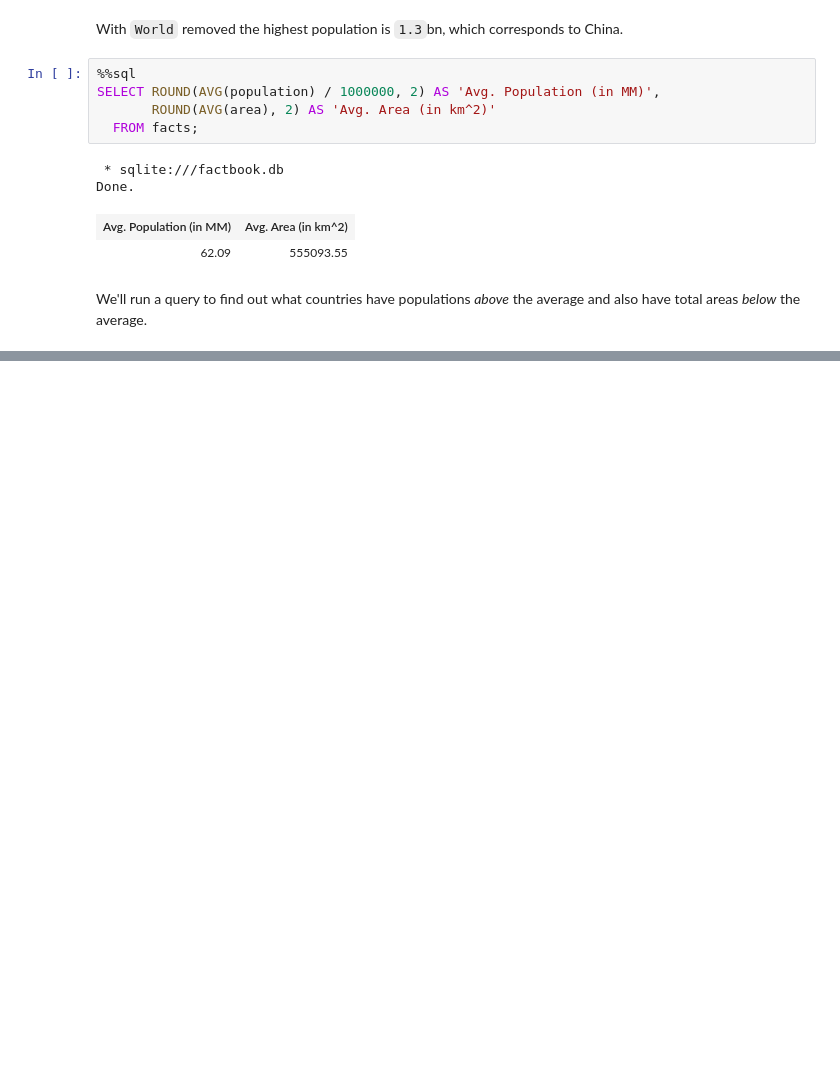
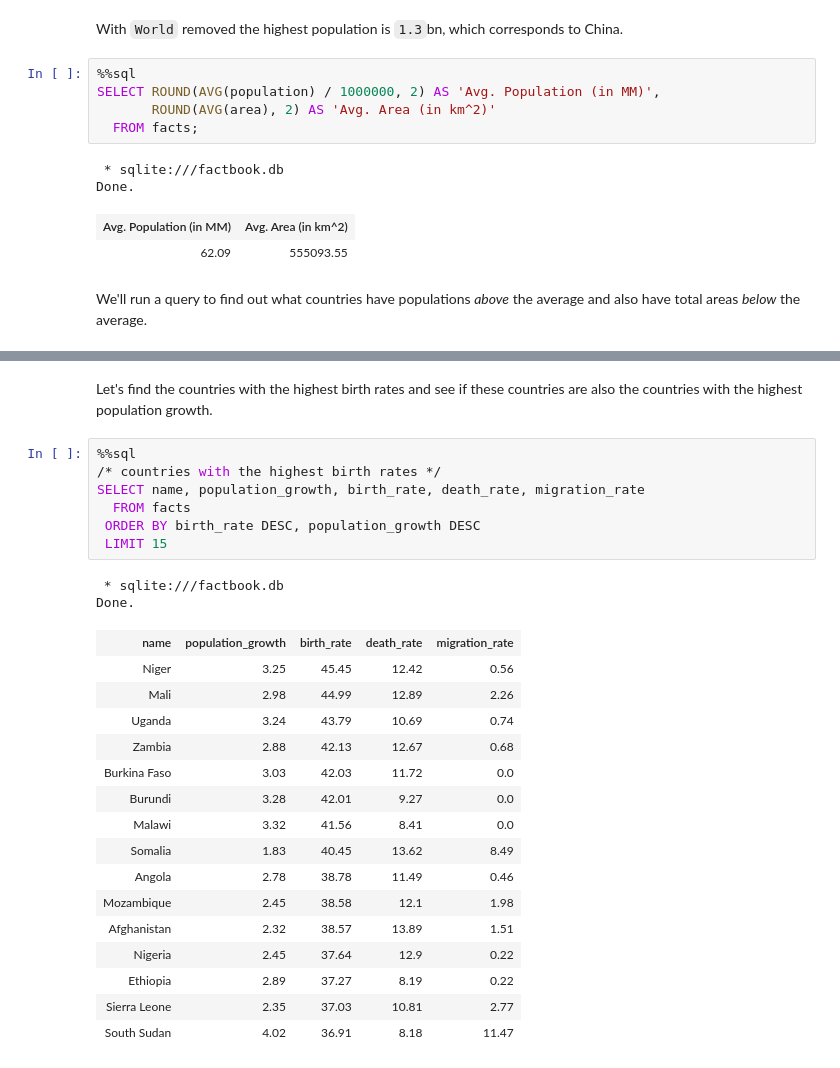
Before and after one commit to Mats44/data_science_projects, a Jupyter notebook: cia_factbook_analysis/cia_factbook_analysis.ipynb, the cells around one changed output, grey strips where cells are left out. Cells and saved outputs as stored; diff of their text form; blank space fills up the shorter version.

```diff
--- a/cia_factbook_analysis/cia_factbook_analysis.ipynb
+++ b/cia_factbook_analysis/cia_factbook_analysis.ipynb
@@ -159,0 +235,28 @@ Due to large populations and small land areas these countries are very populatio
+# %% [markdown]
+Let's find the countries with the highest birth rates and see if these countries are also the countries with the highest population growth.
+# %%
+%%sql
+/* countries with the highest birth rates */
+SELECT name, population_growth, birth_rate, death_rate, migration_rate
+  FROM facts
+ ORDER BY birth_rate DESC, population_growth DESC
+ LIMIT 15
+# %% [output]
+ * sqlite:///factbook.db
+Done.
+| name | population_growth | birth_rate | death_rate | migration_rate |
+| Niger | 3.25 | 45.45 | 12.42 | 0.56 |
+| Mali | 2.98 | 44.99 | 12.89 | 2.26 |
+| Uganda | 3.24 | 43.79 | 10.69 | 0.74 |
+| Zambia | 2.88 | 42.13 | 12.67 | 0.68 |
+| Burkina Faso | 3.03 | 42.03 | 11.72 | 0.0 |
+| Burundi | 3.28 | 42.01 | 9.27 | 0.0 |
+| Malawi | 3.32 | 41.56 | 8.41 | 0.0 |
+| Somalia | 1.83 | 40.45 | 13.62 | 8.49 |
+| Angola | 2.78 | 38.78 | 11.49 | 0.46 |
+| Mozambique | 2.45 | 38.58 | 12.1 | 1.98 |
+| Afghanistan | 2.32 | 38.57 | 13.89 | 1.51 |
+| Nigeria | 2.45 | 37.64 | 12.9 | 0.22 |
+| Ethiopia | 2.89 | 37.27 | 8.19 | 0.22 |
+| Sierra Leone | 2.35 | 37.03 | 10.81 | 2.77 |
+| South Sudan | 4.02 | 36.91 | 8.18 | 11.47 |
```
Also changed, not shown: parts of 11 cells of this notebook.
